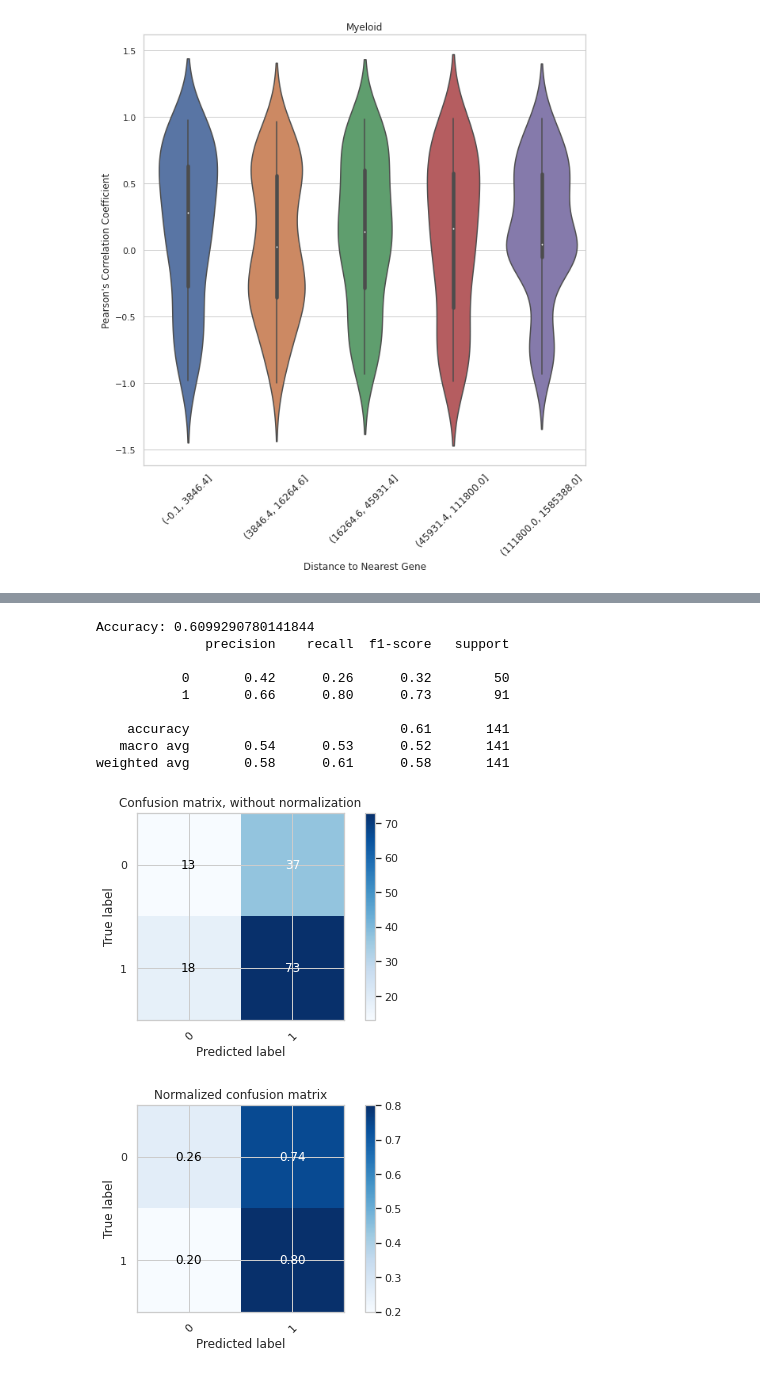
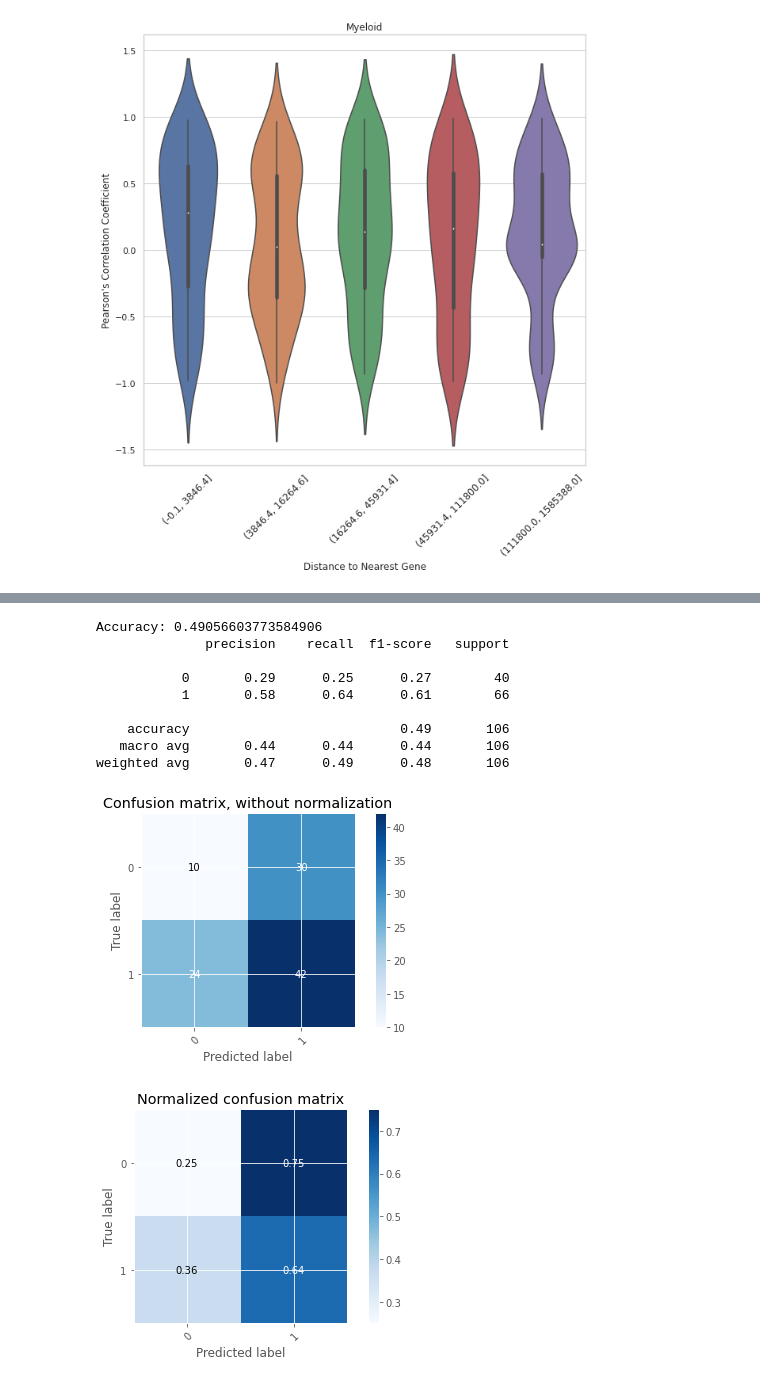
Before and after one commit to code-s-witch/Pollard-Lab, a Jupyter notebook: combined_replicates_cellType_specific.ipynb, the cells around one changed output, grey strips where cells are left out. Drawn from its saved outputs; the diff is of its cells as text; code cells hidden in the pictures.

```diff
--- a/combined_replicates_cellType_specific.ipynb
+++ b/combined_replicates_cellType_specific.ipynb
@@ -1042,20 +1113,20 @@ best score:  0.6748717948717949
 # %%
 # Test model using the parameters from gridsearchCV
-select_model(test_7, KNeighborsClassifier(n_neighbors =9))
+select_model(test_1, KNeighborsClassifier(n_neighbors =9))
 # Rename dataframe
 svc = dataframe
 # %% [output]
-Accuracy: 0.6099290780141844
+Accuracy: 0.49056603773584906
               precision    recall  f1-score   support
 
-           0       0.42      0.26      0.32        50
-           1       0.66      0.80      0.73        91
+           0       0.29      0.25      0.27        40
+           1       0.58      0.64      0.61        66
 
-    accuracy                           0.61       141
-   macro avg       0.54      0.53      0.52       141
-weighted avg       0.58      0.61      0.58       141
+    accuracy                           0.49       106
+   macro avg       0.44      0.44      0.44       106
+weighted avg       0.47      0.49      0.48       106
-[figure, old version]
+[figure, new version]
-[figure, old version]
+[figure, new version]
 # %%
 # Create pipeline
 pipeline = make_pipeline(RandomForestClassifier(random_state=10))
```
Also changed, not shown: parts of 9 cells of this notebook, 1 other file.
